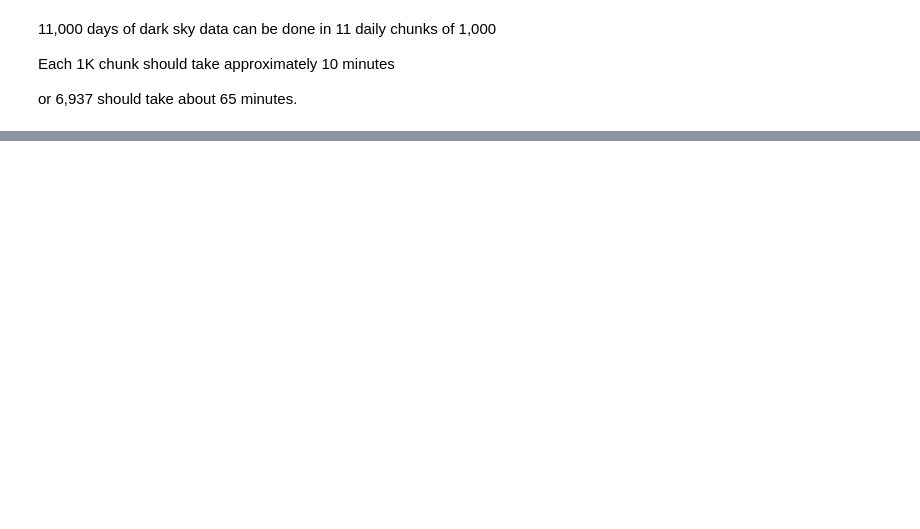
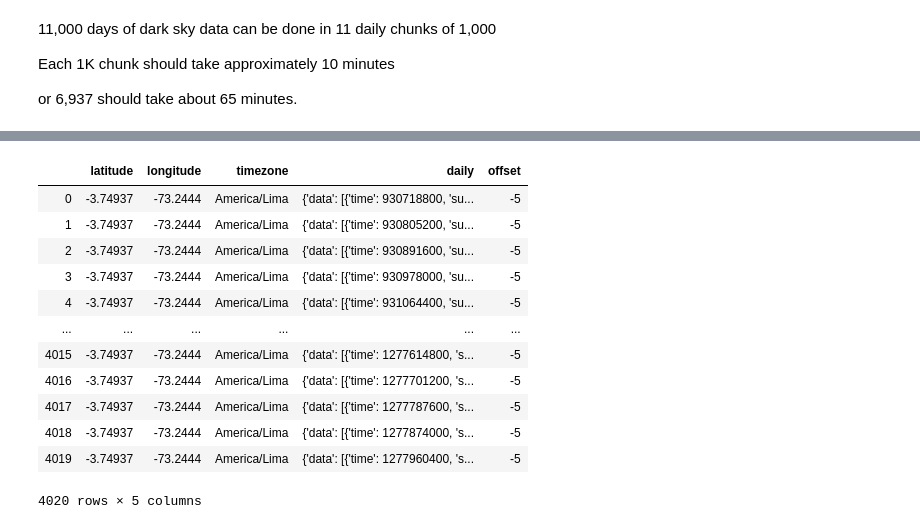
Before and after one commit to iEvidently/dsc-5-capstone-project-online-ds-pt-100118, a Jupyter notebook: dengue_fever_prediction.ipynb, the cells around one changed output, grey strips where cells are left out. Saved outputs shown, nothing was run; the diff lists cells and outputs as text; code cells hidden in the pictures; blank space fills up the shorter version.

```diff
--- a/dengue_fever_prediction.ipynb
+++ b/dengue_fever_prediction.ipynb
@@ -501,0 +541,16 @@ or 6,937 should take about 65 minutes.
+# %%
+iq_weather_temp
+# %% [output]
+|  | latitude | longitude | timezone | daily | offset |
+| 0 | -3.74937 | -73.2444 | America/Lima | {'data': [{'time': 930718800, 'su... | -5 |
+| 1 | -3.74937 | -73.2444 | America/Lima | {'data': [{'time': 930805200, 'su... | -5 |
+| 2 | -3.74937 | -73.2444 | America/Lima | {'data': [{'time': 930891600, 'su... | -5 |
+| 3 | -3.74937 | -73.2444 | America/Lima | {'data': [{'time': 930978000, 'su... | -5 |
+| 4 | -3.74937 | -73.2444 | America/Lima | {'data': [{'time': 931064400, 'su... | -5 |
+| ... | ... | ... | ... | ... | ... |
+| 4015 | -3.74937 | -73.2444 | America/Lima | {'data': [{'time': 1277614800, 's... | -5 |
+| 4016 | -3.74937 | -73.2444 | America/Lima | {'data': [{'time': 1277701200, 's... | -5 |
+| 4017 | -3.74937 | -73.2444 | America/Lima | {'data': [{'time': 1277787600, 's... | -5 |
+| 4018 | -3.74937 | -73.2444 | America/Lima | {'data': [{'time': 1277874000, 's... | -5 |
+| 4019 | -3.74937 | -73.2444 | America/Lima | {'data': [{'time': 1277960400, 's... | -5 |
+4020 rows × 5 columns
```
Also changed, not shown: parts of 24 cells of this notebook, 4 other files.
